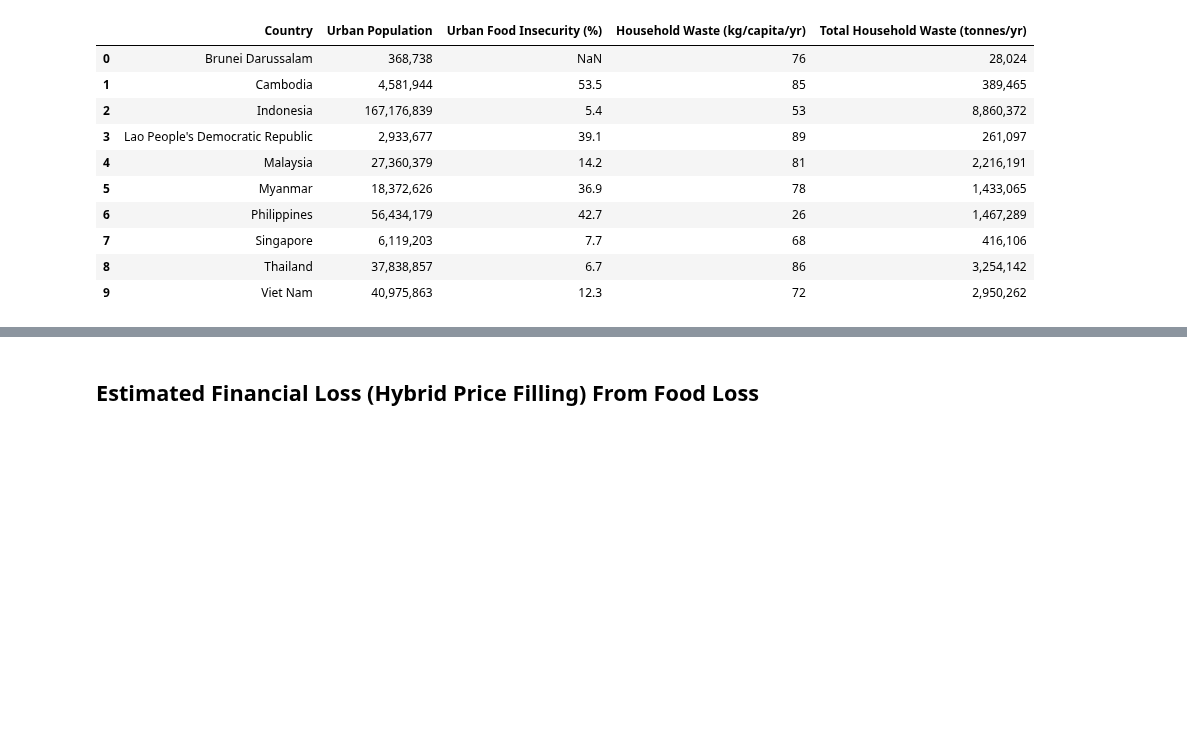
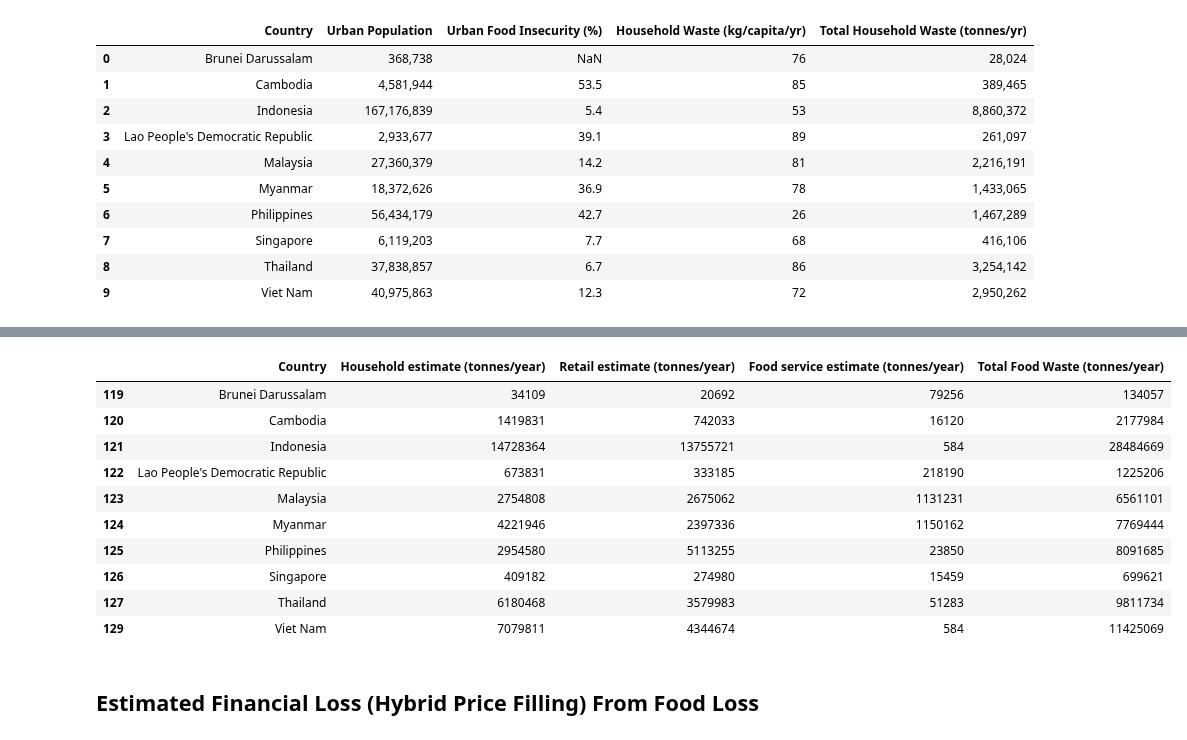
Before and after one commit to Azvier/asean-food-waste-sustainability, a Jupyter notebook: notebooks/data_analysis.ipynb, the cells around one changed output, grey strips where cells are left out. Drawn from its saved outputs; the diff is of its cells as text; code cells hidden in the pictures; blank space fills up the shorter version.

Commit message:
feat(analysis): add ASEAN food insecurity prevalence vs total food waste analysis

```diff
--- a/notebooks/data_analysis.ipynb
+++ b/notebooks/data_analysis.ipynb
@@ -106,3 +197,17 @@ urban_paradox_fmt
+# %%
+total_waste
+# %% [output]
+|  | Country | Household estimate (tonnes/year) | Retail estimate (tonnes/year) | Food service estimate (tonnes/year) | Total Food Waste (tonnes/year) |
+| 119 | Brunei Darussalam | 34109 | 20692 | 79256 | 134057 |
+| 120 | Cambodia | 1419831 | 742033 | 16120 | 2177984 |
+| 121 | Indonesia | 14728364 | 13755721 | 584 | 28484669 |
+| 122 | Lao People's Democratic Republic | 673831 | 333185 | 218190 | 1225206 |
+| 123 | Malaysia | 2754808 | 2675062 | 1131231 | 6561101 |
+| 124 | Myanmar | 4221946 | 2397336 | 1150162 | 7769444 |
+| 125 | Philippines | 2954580 | 5113255 | 23850 | 8091685 |
+| 126 | Singapore | 409182 | 274980 | 15459 | 699621 |
+| 127 | Thailand | 6180468 | 3579983 | 51283 | 9811734 |
+| 129 | Viet Nam | 7079811 | 4344674 | 584 | 11425069 |
 # %% [markdown]
 ## Estimated Financial Loss (Hybrid Price Filling) From Food Loss
 # %%
```
Also changed, not shown: parts of 5 cells of this notebook.
